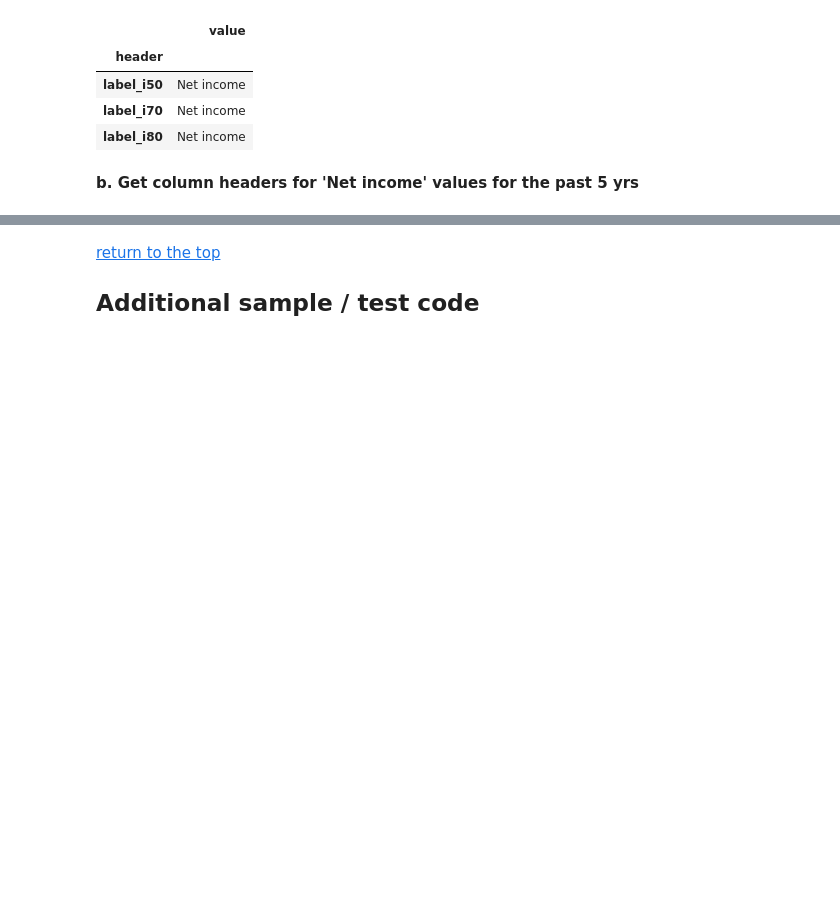
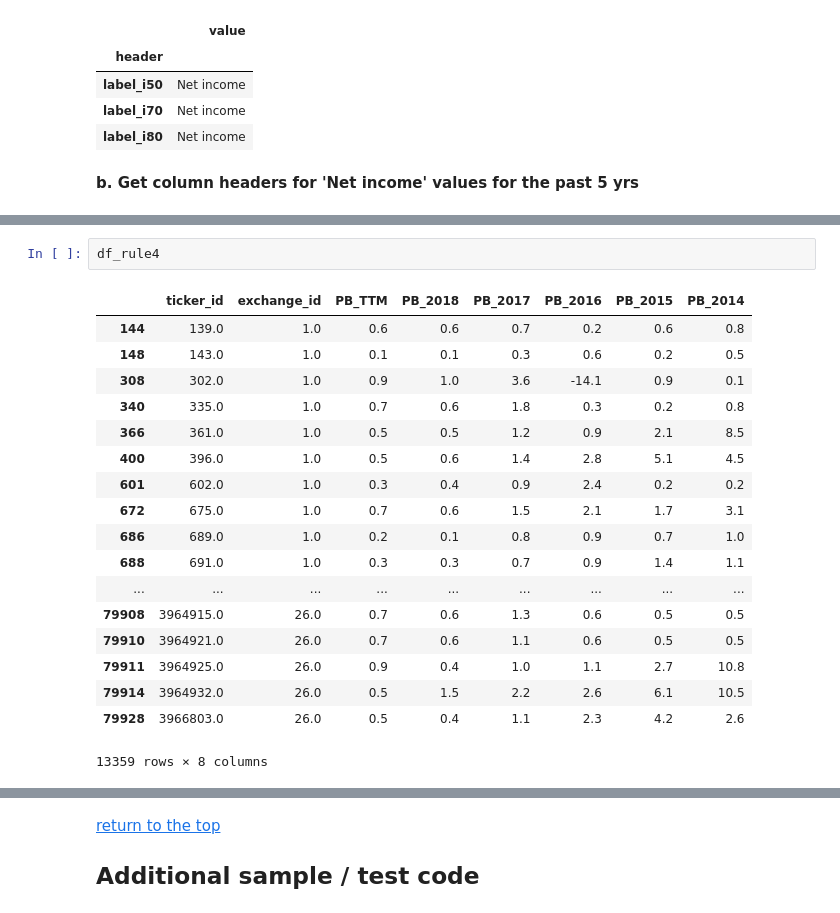
Before and after one commit to caiobran/mstables, a Jupyter notebook: data_overview.ipynb, the cells around one changed output, grey strips where cells are left out. Cells and saved outputs as stored; diff of their text form; blank space fills up the shorter version.

```diff
--- a/data_overview.ipynb
+++ b/data_overview.ipynb
@@ -1236,0 +1342,21 @@ df_netincome_5yr.apply(get_netin, axis=1).drop(cols, axis=1)
+# %%
+df_rule4
+# %% [output]
+|  | ticker_id | exchange_id | PB_TTM | PB_2018 | PB_2017 | PB_2016 | PB_2015 | PB_2014 |
+| 144 | 139.0 | 1.0 | 0.6 | 0.6 | 0.7 | 0.2 | 0.6 | 0.8 |
+| 148 | 143.0 | 1.0 | 0.1 | 0.1 | 0.3 | 0.6 | 0.2 | 0.5 |
+| 308 | 302.0 | 1.0 | 0.9 | 1.0 | 3.6 | -14.1 | 0.9 | 0.1 |
+| 340 | 335.0 | 1.0 | 0.7 | 0.6 | 1.8 | 0.3 | 0.2 | 0.8 |
+| 366 | 361.0 | 1.0 | 0.5 | 0.5 | 1.2 | 0.9 | 2.1 | 8.5 |
+| 400 | 396.0 | 1.0 | 0.5 | 0.6 | 1.4 | 2.8 | 5.1 | 4.5 |
+| 601 | 602.0 | 1.0 | 0.3 | 0.4 | 0.9 | 2.4 | 0.2 | 0.2 |
+| 672 | 675.0 | 1.0 | 0.7 | 0.6 | 1.5 | 2.1 | 1.7 | 3.1 |
+| 686 | 689.0 | 1.0 | 0.2 | 0.1 | 0.8 | 0.9 | 0.7 | 1.0 |
+| 688 | 691.0 | 1.0 | 0.3 | 0.3 | 0.7 | 0.9 | 1.4 | 1.1 |
+| ... | ... | ... | ... | ... | ... | ... | ... | ... |
+| 79908 | 3964915.0 | 26.0 | 0.7 | 0.6 | 1.3 | 0.6 | 0.5 | 0.5 |
+| 79910 | 3964921.0 | 26.0 | 0.7 | 0.6 | 1.1 | 0.6 | 0.5 | 0.5 |
+| 79911 | 3964925.0 | 26.0 | 0.9 | 0.4 | 1.0 | 1.1 | 2.7 | 10.8 |
+| 79914 | 3964932.0 | 26.0 | 0.5 | 1.5 | 2.2 | 2.6 | 6.1 | 10.5 |
+| 79928 | 3966803.0 | 26.0 | 0.5 | 0.4 | 1.1 | 2.3 | 4.2 | 2.6 |
+13359 rows × 8 columns
```
Also changed, not shown: parts of 46 cells of this notebook, 2 other files.
